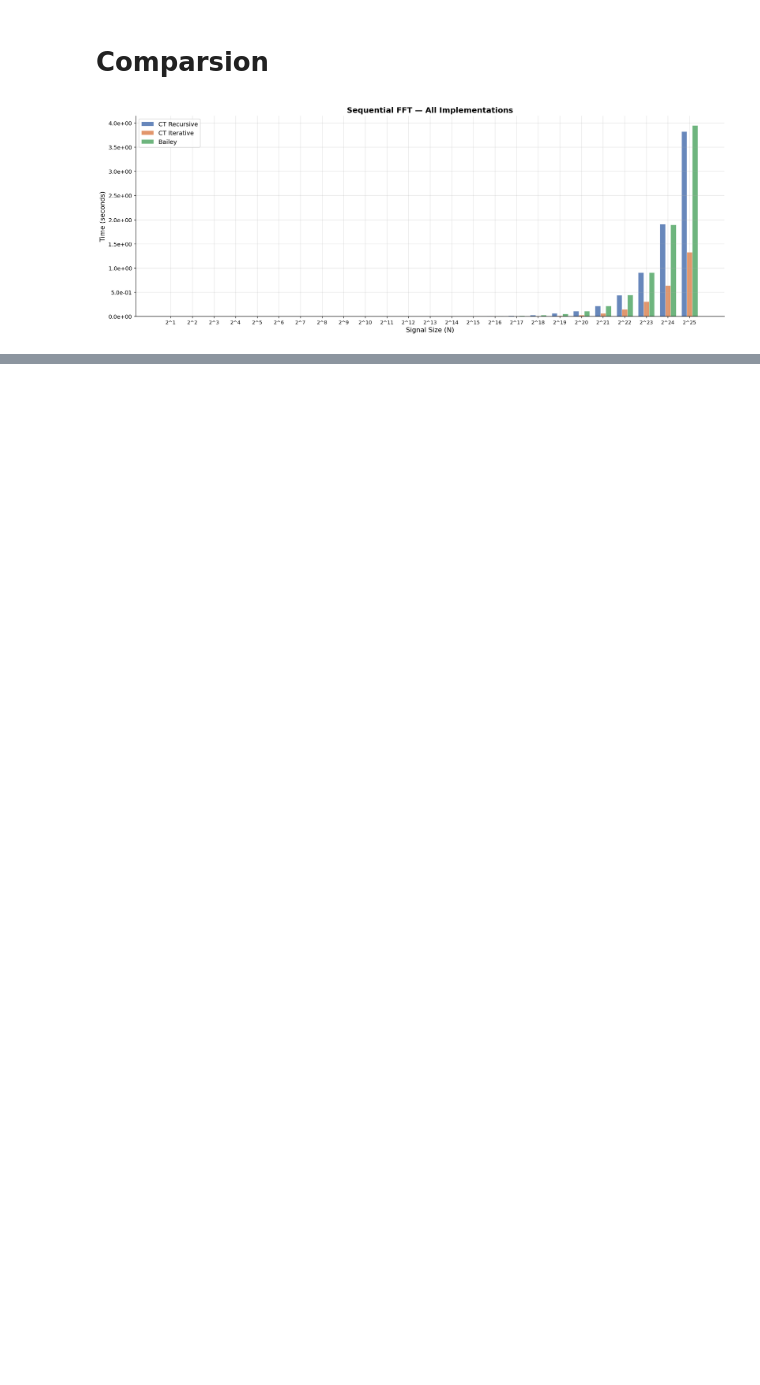
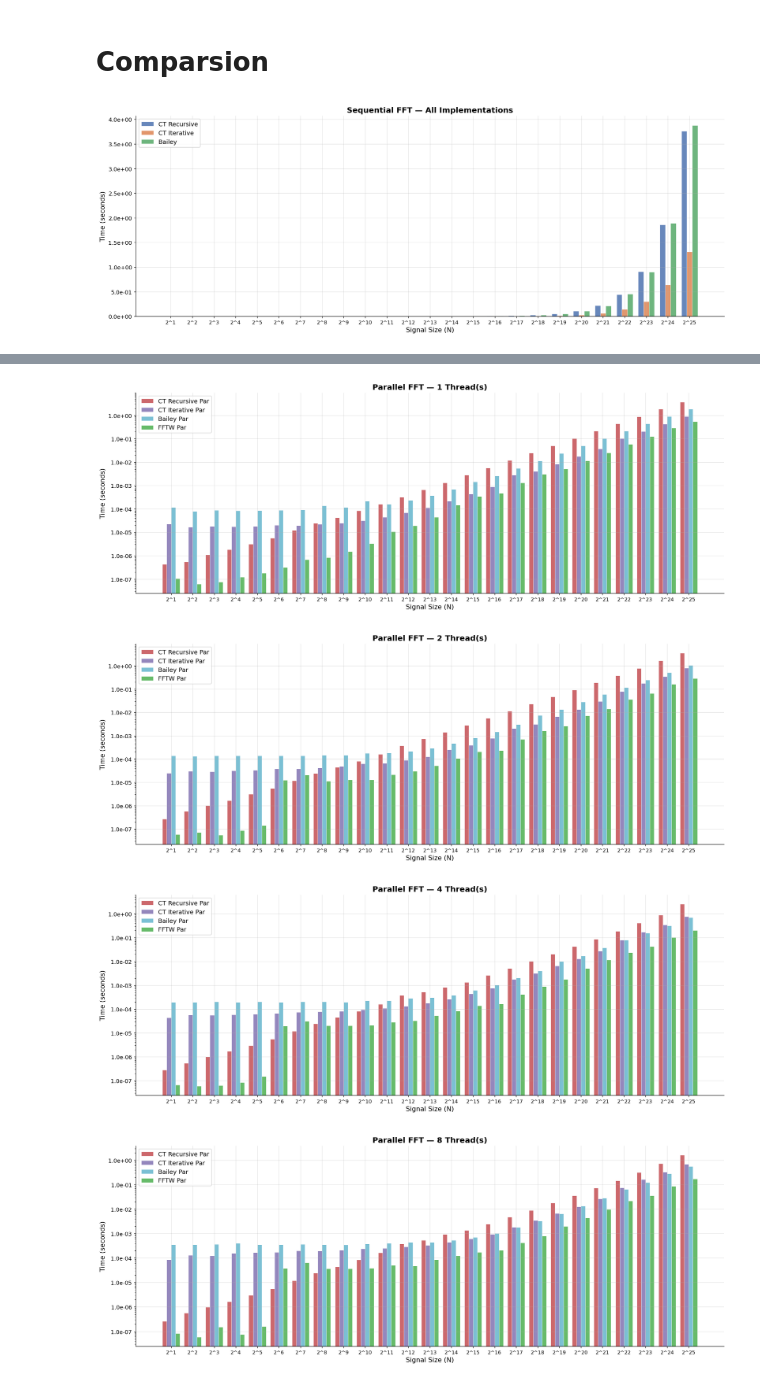
Before and after one commit to YashwanthKoleti/PCP_Project, a Jupyter notebook: src/fft_benchmark (1).ipynb, the cells around one changed output, grey strips where cells are left out. Cells and saved outputs as stored; diff of their text form; code cells hidden in the pictures; blank space fills up the shorter version.

```diff
--- a/src/fft_benchmark (1).ipynb
+++ b/src/fft_benchmark (1).ipynb
@@ -927,0 +927,63 @@ for threads in THREAD_COUNTS:
+# %%
+import math
+import numpy as np
+import matplotlib.pyplot as plt
+import matplotlib.ticker as ticker
+
+THREAD_COUNTS = [1, 2, 4, 8, 16, 32, 64]
+SIZES         = [2**p for p in range(1, 26)]
+
+# Assuming load_csv_parallel is defined and returns dicts mapped by (threads, size)
+rec_par  = load_csv_parallel("rec_parallel.csv")
+it_par   = load_csv_parallel("iter_parallel.csv")
+bail_par = load_csv_parallel("bailey_parallel.csv")
+fftw_par = load_csv_parallel("fftw_parallel.csv")
+
+par_sources = {
+    "CT Recursive Par": rec_par,
+    "CT Iterative Par": it_par,
+    "Bailey Par":       bail_par,
+    "FFTW Par":         fftw_par,
+}
+
+colors = ["#C44E52", "#8172B2", "#64B5CD", "#4CAF50"]
+width  = 0.20 # Reduced slightly to leave a small gap between groups
+num_sources = len(par_sources)
+
+for threads in THREAD_COUNTS:
+    valid_sizes = [n for n in SIZES
+                   if any((threads, n) in d for d in par_sources.values())]
+    if not valid_sizes:
+        continue
+
+    x = np.arange(len(valid_sizes))
+    fig, ax = plt.subplots(figsize=(16, 6))
+
+    for i, (label, data) in enumerate(par_sources.items()):
+        # FIX 1: Use np.nan instead of 0 for missing data on a log scale
+        vals = [data.get((threads, n), np.nan) for n in valid_sizes]
+
+        # FIX 2: Center the grouped bars symmetrically over the x-tick
+        offset = (i - num_sources / 2 + 0.5) * width
+
+        ax.bar(x + offset, vals, width, label=label, color=colors[i],
+               alpha=0.85, edgecolor="white", linewidth=0.5)
+
+    ax.set_xticks(x)
+    ax.set_xticklabels([f"2^{int(math.log2(n))}" for n in valid_sizes], fontsize=9)
+    ax.set_xlabel("Signal Size (N)", fontsize=12)
+    ax.set_ylabel("Time (seconds)", fontsize=12)
+    ax.set_title(f"Parallel FFT — {threads} Thread(s)", fontsize=14, fontweight="bold")
+
+    ax.set_yscale("log")
+    ax.yaxis.set_major_formatter(ticker.FormatStrFormatter("%.1e"))
+
+    ax.legend(fontsize=11)
+    plt.tight_layout()
+    #plt.savefig(f"compare_parallel_T{threads:03d}.png", bbox_inches="tight", dpi=150)
+    plt.show()
+# %% [output]
+[figure, added]
+[figure, added]
+[figure, added]
+[figure, added]
```
Also changed, not shown: parts of 18 cells of this notebook, 18 other files.
